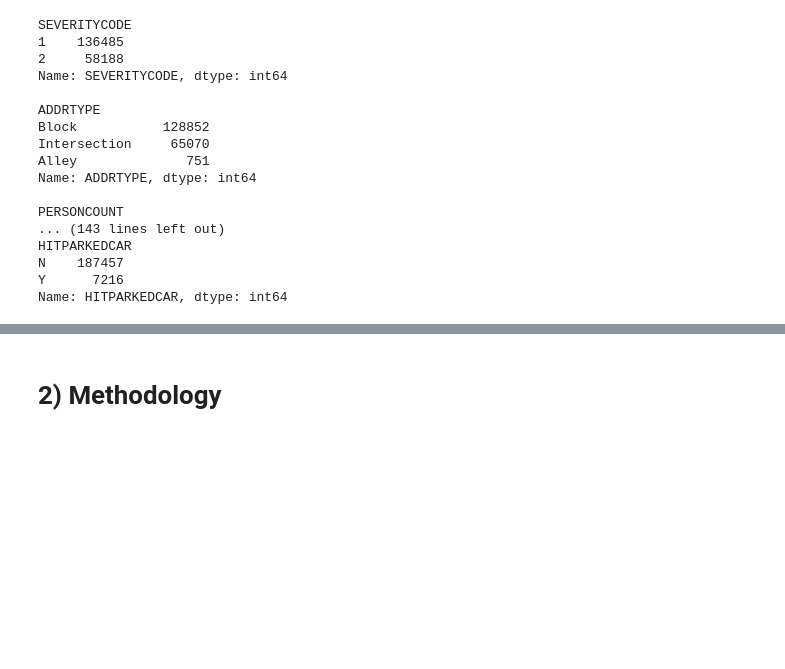
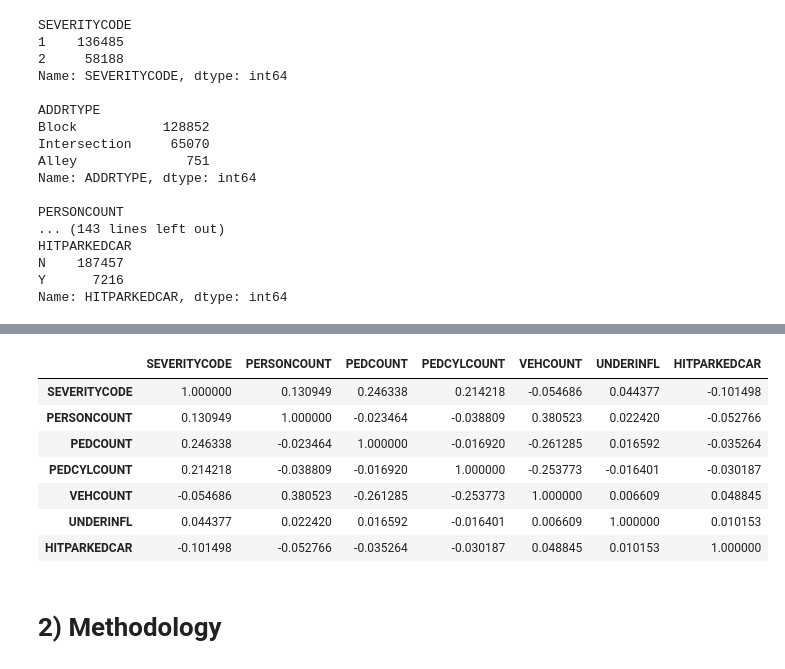
Before and after one commit to michaelrodgam/Coursera_Capstone, a Jupyter notebook: Data_Science Final_Project Notebook.ipynb, the cells around one changed output, grey strips where cells are left out. Drawn from its saved outputs; the diff is of its cells as text; code cells hidden in the pictures; blank space fills up the shorter version.

```diff
--- a/Data_Science Final_Project Notebook.ipynb
+++ b/Data_Science Final_Project Notebook.ipynb
@@ -230,3 +277,14 @@ Name: UNDERINFL, dtype: int64
+# %%
+df.corr()
+# %% [output]
+|  | SEVERITYCODE | PERSONCOUNT | PEDCOUNT | PEDCYLCOUNT | VEHCOUNT | UNDERINFL | HITPARKEDCAR |
+| SEVERITYCODE | 1.000000 | 0.130949 | 0.246338 | 0.214218 | -0.054686 | 0.044377 | -0.101498 |
+| PERSONCOUNT | 0.130949 | 1.000000 | -0.023464 | -0.038809 | 0.380523 | 0.022420 | -0.052766 |
+| PEDCOUNT | 0.246338 | -0.023464 | 1.000000 | -0.016920 | -0.261285 | 0.016592 | -0.035264 |
+| PEDCYLCOUNT | 0.214218 | -0.038809 | -0.016920 | 1.000000 | -0.253773 | -0.016401 | -0.030187 |
+| VEHCOUNT | -0.054686 | 0.380523 | -0.261285 | -0.253773 | 1.000000 | 0.006609 | 0.048845 |
+| UNDERINFL | 0.044377 | 0.022420 | 0.016592 | -0.016401 | 0.006609 | 1.000000 | 0.010153 |
+| HITPARKEDCAR | -0.101498 | -0.052766 | -0.035264 | -0.030187 | 0.048845 | 0.010153 | 1.000000 |
 # %% [markdown]
 <h1>2) Methodology</h1>
 # %% [markdown]
```
Also changed, not shown: parts of 8 cells of this notebook.
